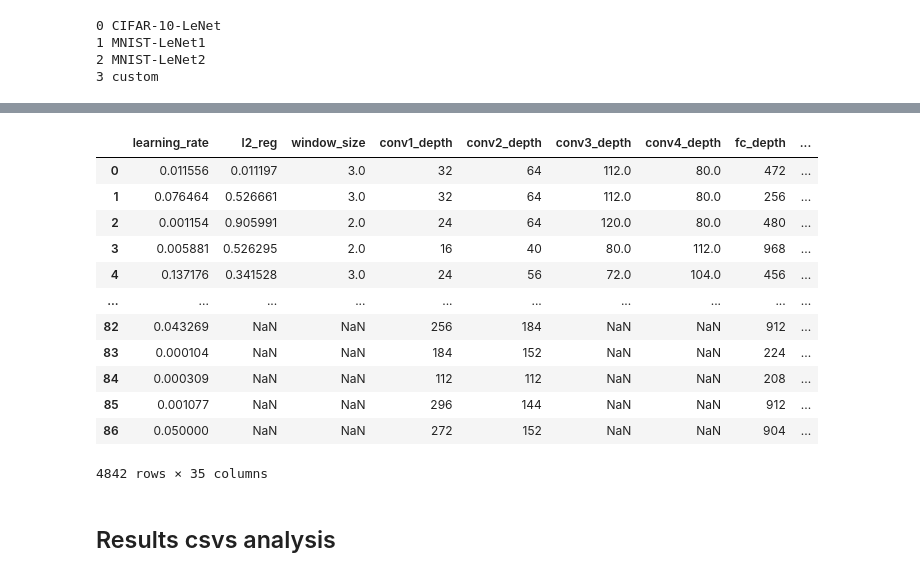
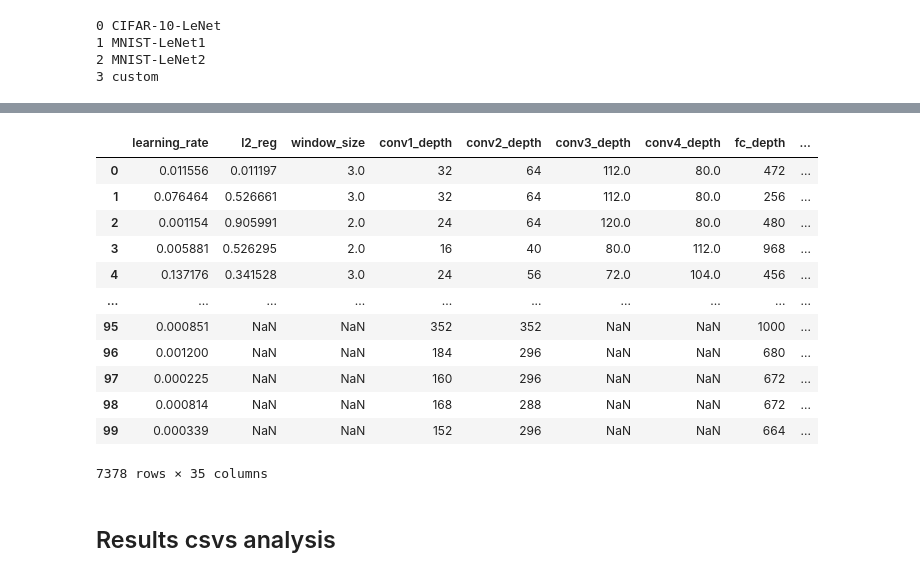
Before and after one commit to hoseDUDEface/OoMLeT, a Jupyter notebook: Experiment Result Analysis.ipynb, the cells around one changed output, grey strips where cells are left out. Saved outputs shown, nothing was run; the diff lists cells and outputs as text; code cells hidden in the pictures.

Commit message:
Required experiments update.

```diff
--- a/Experiment Result Analysis.ipynb
+++ b/Experiment Result Analysis.ipynb
@@ -318,7 +318,8 @@ for root, subdirs, folder_contents in os.walk(experiment_dataset_path):
         result_csv_name = path_join(root, results_csv_name)
         result_df = load_df(result_csv_name)
 
-        result_df['experiment_type'] = experiment_type
+#         result_df['experiment_type'] = experiment_type
+        result_df['experiment_type'] = root.split('\\')[7]
         result_df['exp_index'] = experiment_index
         result_df['run_idx'] = result_df.index
         result_df['root'] = root[45+18:]
@@ -354,16 +355,16 @@ at  2024-05-21 20:11:30.554762
 |  | learning_rate | l2_reg | window_size | conv1_depth | conv2_depth | conv3_depth | conv4_depth | fc_depth | ... |
 | 0 | 0.011556 | 0.011197 | 3.0 | 32 | 64 | 112.0 | 80.0 | 472 | ... |
 | 1 | 0.076464 | 0.526661 | 3.0 | 32 | 64 | 112.0 | 80.0 | 256 | ... |
 | 2 | 0.001154 | 0.905991 | 2.0 | 24 | 64 | 120.0 | 80.0 | 480 | ... |
 | 3 | 0.005881 | 0.526295 | 2.0 | 16 | 40 | 80.0 | 112.0 | 968 | ... |
 | 4 | 0.137176 | 0.341528 | 3.0 | 24 | 56 | 72.0 | 104.0 | 456 | ... |
 | ... | ... | ... | ... | ... | ... | ... | ... | ... | ... |
-| 82 | 0.043269 | NaN | NaN | 256 | 184 | NaN | NaN | 912 | ... |
-| 83 | 0.000104 | NaN | NaN | 184 | 152 | NaN | NaN | 224 | ... |
-| 84 | 0.000309 | NaN | NaN | 112 | 112 | NaN | NaN | 208 | ... |
-| 85 | 0.001077 | NaN | NaN | 296 | 144 | NaN | NaN | 912 | ... |
-| 86 | 0.050000 | NaN | NaN | 272 | 152 | NaN | NaN | 904 | ... |
+| 95 | 0.000851 | NaN | NaN | 352 | 352 | NaN | NaN | 1000 | ... |
+| 96 | 0.001200 | NaN | NaN | 184 | 296 | NaN | NaN | 680 | ... |
+| 97 | 0.000225 | NaN | NaN | 160 | 296 | NaN | NaN | 672 | ... |
+| 98 | 0.000814 | NaN | NaN | 168 | 288 | NaN | NaN | 672 | ... |
+| 99 | 0.000339 | NaN | NaN | 152 | 296 | NaN | NaN | 664 | ... |
-4842 rows × 35 columns
+7378 rows × 35 columns
 # %%
 # result_dfs = []
 
```
Also changed, not shown: parts of 10 cells of this notebook, 6 other files.
